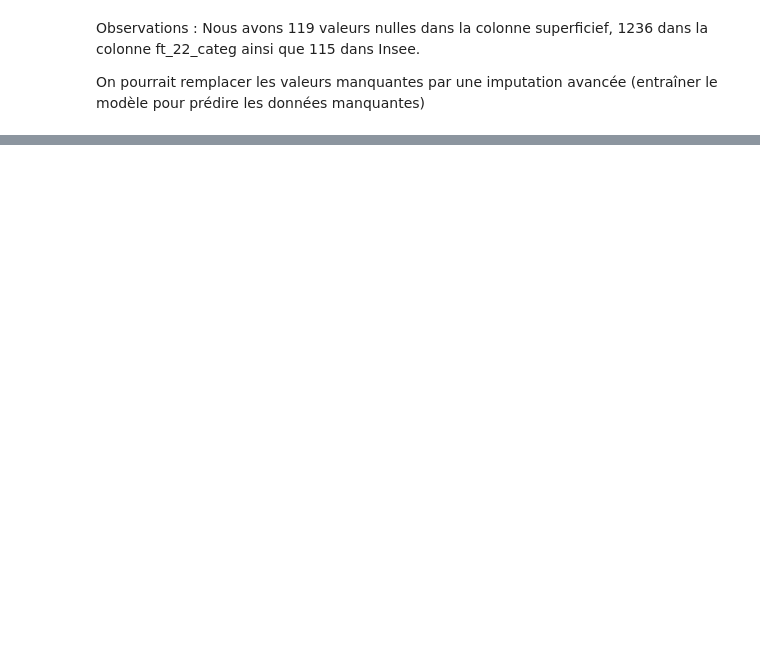
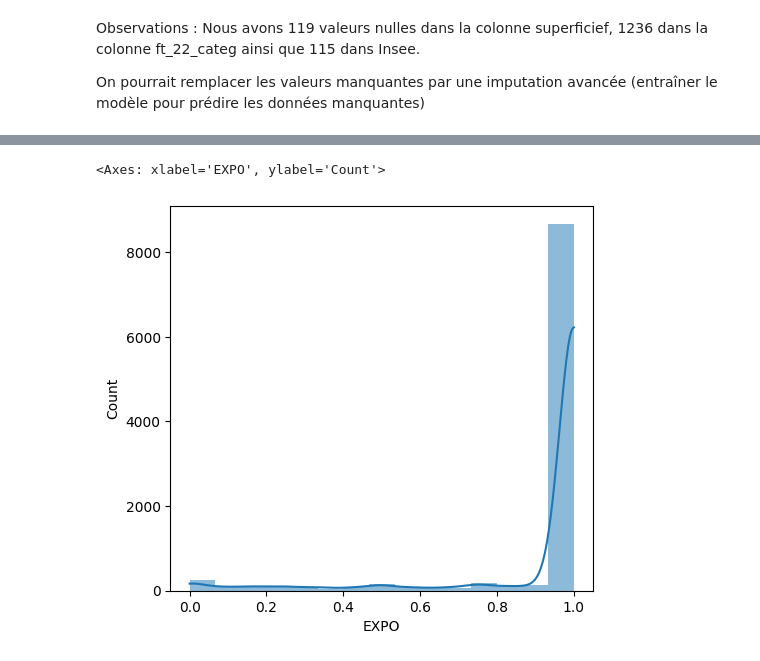
Before and after one commit to arthurmadecprevost/projet-ingenierie-des-donnees, a Jupyter notebook: projet.ipynb, the cells around one changed output, grey strips where cells are left out. Cells and saved outputs as stored; diff of their text form; code cells hidden in the pictures; blank space fills up the shorter version.

```diff
--- a/projet.ipynb
+++ b/projet.ipynb
@@ -94,0 +183,5 @@ Observations :
+# %%
+df['ft_2_categ'] = df['ft_2_categ'].astype(object)
+df['ft_4_categ'] = df['ft_4_categ'].astype(object)
+df['ft_19_categ'] = df['ft_19_categ'].astype(object)
+df['ft_21_categ'] = df['ft_21_categ'].astype(object)
@@ -94,0 +205,5 @@ Observations :
+# %%
+df['EXPO'] = df['EXPO'].str.replace(',', '.')
+df['EXPO'] = df['EXPO'].astype(float)
+
+df.head()
@@ -94,0 +238,7 @@ Observations :
+# %%
+plt.figure(figsize=(12,5))
+plt.subplot(1,2,1)
+sns.histplot(df['EXPO'], kde=True, edgecolor=None)
+# %% [output]
+<Axes: xlabel='EXPO', ylabel='Count'>
+[figure, added]
```
Also changed, not shown: parts of 22 cells of this notebook.
